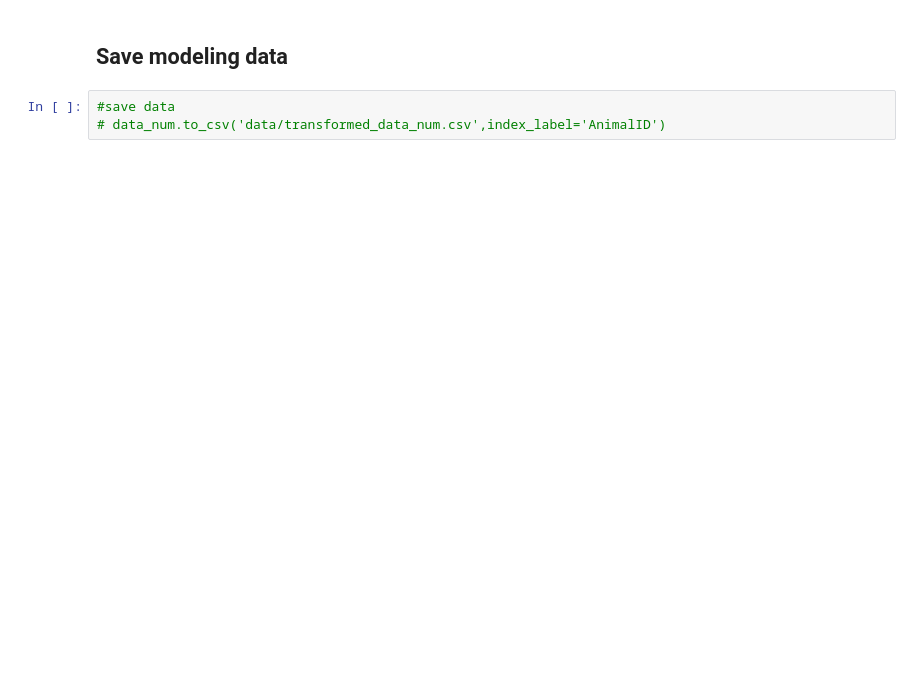
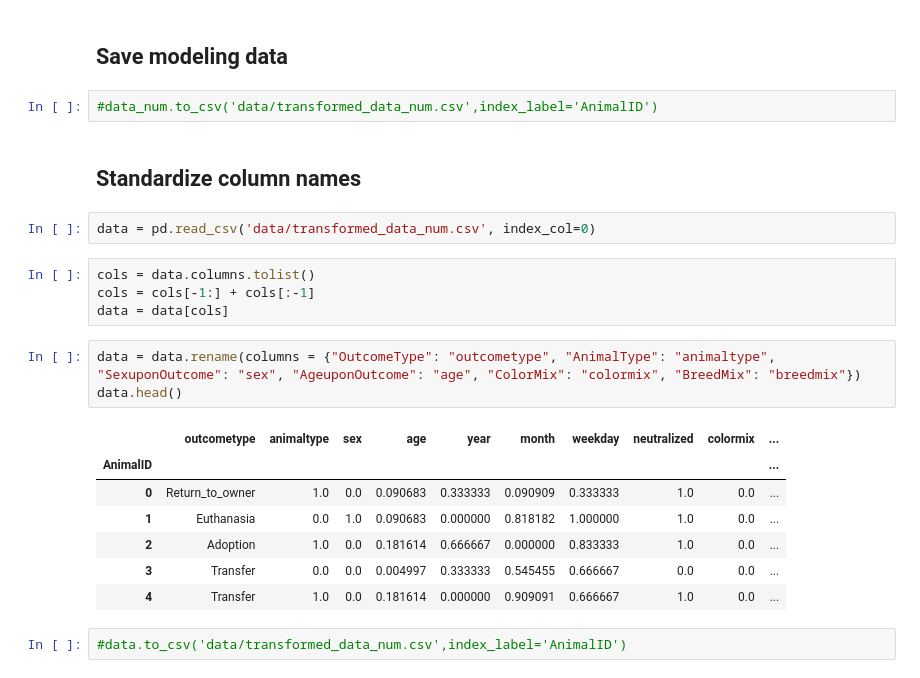
Before and after one commit to DavidSiegl/Animal-Shelter-Analysis, a Jupyter notebook: data_transformation.ipynb, the cells around one changed output. Saved outputs shown, nothing was run; the diff lists cells and outputs as text; blank space fills up the shorter version.

```diff
--- a/data_transformation.ipynb
+++ b/data_transformation.ipynb
@@ -561,5 +521,25 @@ data_num.head()
 # %% [markdown]
 ## Save modeling data
 # %%
-#save data
-# data_num.to_csv('data/transformed_data_num.csv',index_label='AnimalID')
+#data_num.to_csv('data/transformed_data_num.csv',index_label='AnimalID')
+# %% [markdown]
+## Standardize column names
+# %%
+data = pd.read_csv('data/transformed_data_num.csv', index_col=0)
+# %%
+cols = data.columns.tolist()
+cols = cols[-1:] + cols[:-1]
+data = data[cols]
+# %%
+data = data.rename(columns = {"OutcomeType": "outcometype", "AnimalType": "animaltype", "SexuponOutcome": "sex", "AgeuponOutcome": "age", "ColorMix": "colormix", "BreedMix": "breedmix"})
+data.head()
+# %% [output]
+|  | outcometype | animaltype | sex | age | year | month | weekday | neutralized | colormix | ... |
+| AnimalID |  |  |  |  |  |  |  |  |  | ... |
+| 0 | Return_to_owner | 1.0 | 0.0 | 0.090683 | 0.333333 | 0.090909 | 0.333333 | 1.0 | 0.0 | ... |
+| 1 | Euthanasia | 0.0 | 1.0 | 0.090683 | 0.000000 | 0.818182 | 1.000000 | 1.0 | 0.0 | ... |
+| 2 | Adoption | 1.0 | 0.0 | 0.181614 | 0.666667 | 0.000000 | 0.833333 | 1.0 | 0.0 | ... |
+| 3 | Transfer | 0.0 | 0.0 | 0.004997 | 0.333333 | 0.545455 | 0.666667 | 0.0 | 0.0 | ... |
+| 4 | Transfer | 1.0 | 0.0 | 0.181614 | 0.000000 | 0.909091 | 0.666667 | 1.0 | 0.0 | ... |
+# %%
+#data.to_csv('data/transformed_data_num.csv',index_label='AnimalID')
```
Also changed, not shown: parts of 16 cells of this notebook, 2 other files.
